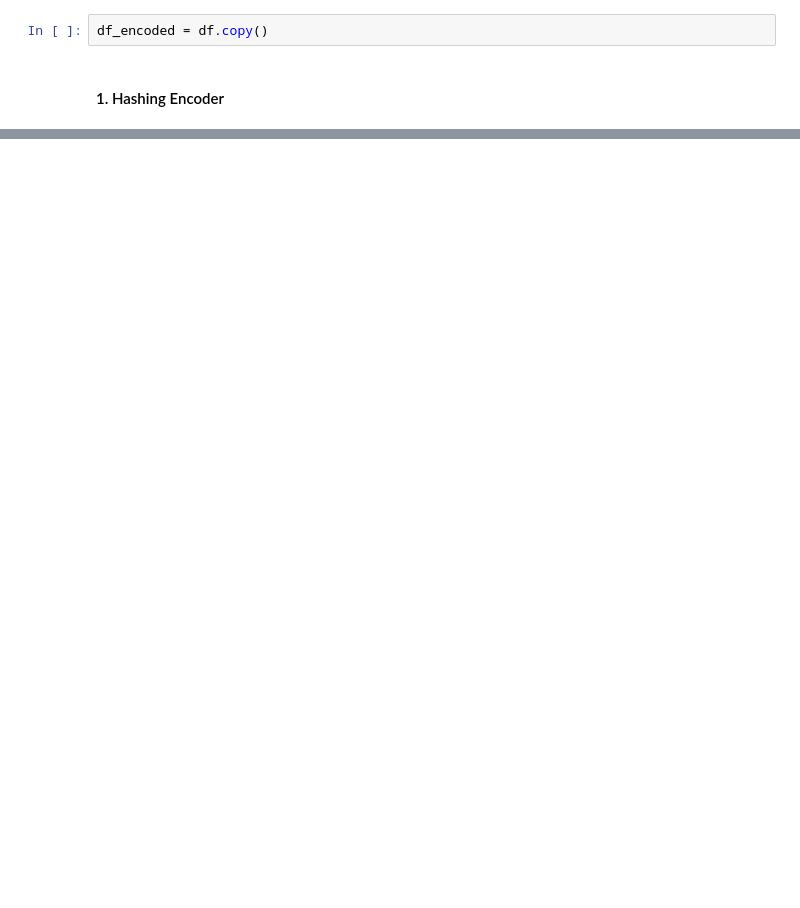
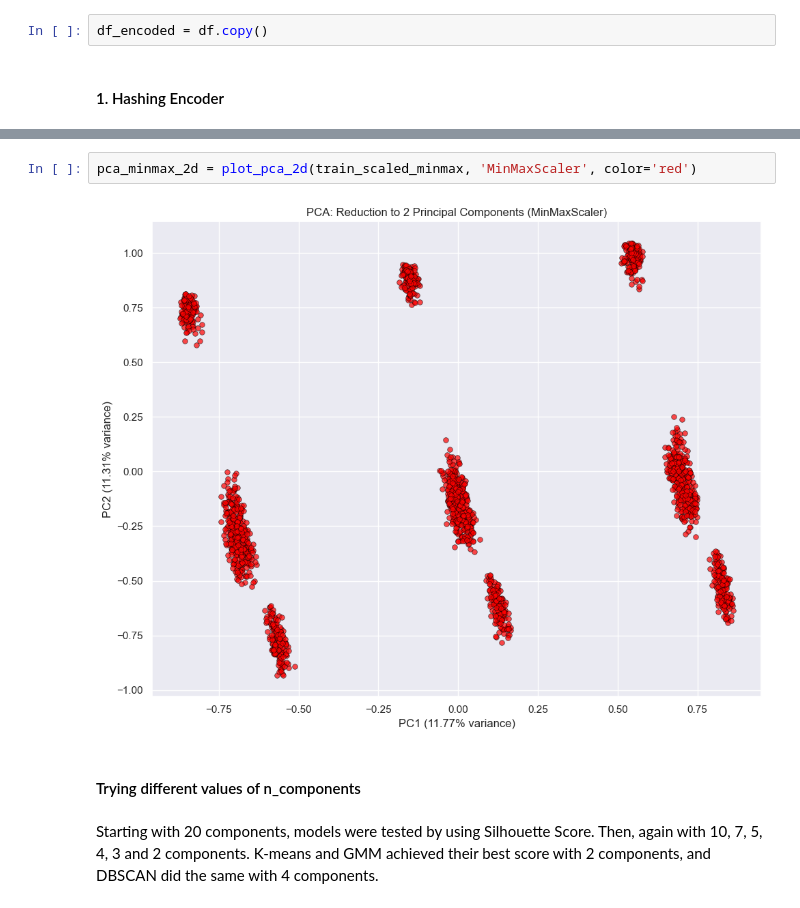
Before and after one commit to HernanRochon664/Proyectos-ML, a Jupyter notebook: credit-card-fraud-detection/CreaditCard-FraudPrediction.ipynb, the cells around one changed output, grey strips where cells are left out. Cells and saved outputs as stored; diff of their text form; blank space fills up the shorter version.

```diff
--- a/credit-card-fraud-detection/CreaditCard-FraudPrediction.ipynb
+++ b/credit-card-fraud-detection/CreaditCard-FraudPrediction.ipynb
@@ -326,0 +457,8 @@ print(df_encoded.head())
+# %%
+pca_minmax_2d = plot_pca_2d(train_scaled_minmax, 'MinMaxScaler', color='red')
+# %% [output]
+[figure, added]
+# %% [markdown]
+#### Trying different values of n_components
+# %% [markdown]
+Starting with 20 components, models were tested by using Silhouette Score. Then, again with 10, 7, 5, 4, 3 and 2 components. K-means and GMM achieved their best score with 2 components, and DBSCAN did the same with 4 components.
```
Also changed, not shown: parts of 51 cells of this notebook.
